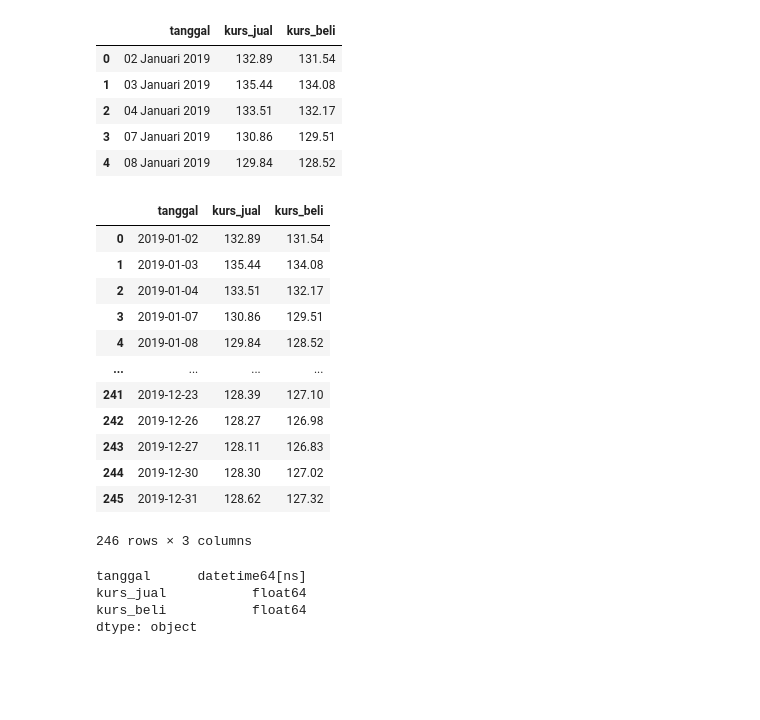
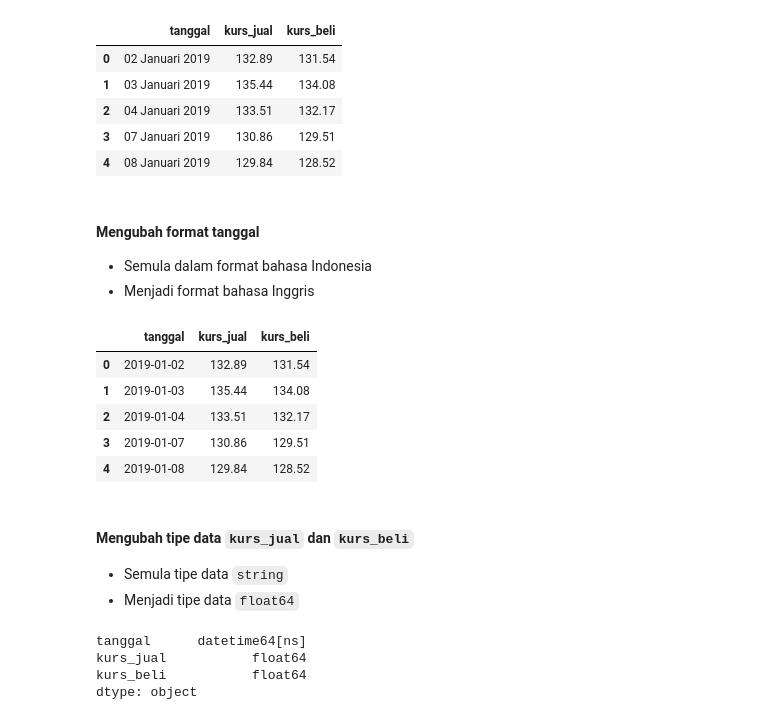
Before and after one commit to AlfaAbbas/algo_cap_webscraping, a Jupyter notebook: algo_cap_webscraping.ipynb, the cells around one changed output. Drawn from its saved outputs; the diff is of its cells as text; code cells hidden in the pictures; blank space fills up the shorter version.

```diff
--- a/algo_cap_webscraping.ipynb
+++ b/algo_cap_webscraping.ipynb
@@ -165 +193,5 @@ import dateparser
+# %% [markdown]
+#### Mengubah format tanggal
+- Semula dalam format bahasa Indonesia
+- Menjadi format bahasa Inggris
 # %%
@@ -166,20 +200,17 @@ import dateparser
 df['tanggal'] = df['tanggal'].apply(lambda x: dateparser.parse(x))
 # %%
-df
+df.head()
 # %% [output]
 |  | tanggal | kurs_jual | kurs_beli |
 | 0 | 2019-01-02 | 132.89 | 131.54 |
 | 1 | 2019-01-03 | 135.44 | 134.08 |
 | 2 | 2019-01-04 | 133.51 | 132.17 |
 | 3 | 2019-01-07 | 130.86 | 129.51 |
 | 4 | 2019-01-08 | 129.84 | 128.52 |
-| ... | ... | ... | ... |
-| 241 | 2019-12-23 | 128.39 | 127.10 |
-| 242 | 2019-12-26 | 128.27 | 126.98 |
-| 243 | 2019-12-27 | 128.11 | 126.83 |
-| 244 | 2019-12-30 | 128.30 | 127.02 |
-| 245 | 2019-12-31 | 128.62 | 127.32 |
-246 rows × 3 columns
+# %% [markdown]
+#### Mengubah tipe data `kurs_jual` dan `kurs_beli`
+- Semula tipe data `string`
+- Menjadi tipe data `float64`
 # %%
 df[['kurs_jual', 'kurs_beli']] = df[['kurs_jual', 'kurs_beli']].astype('float64')
 
```
Also changed, not shown: parts of 32 cells of this notebook, 1 other file.
